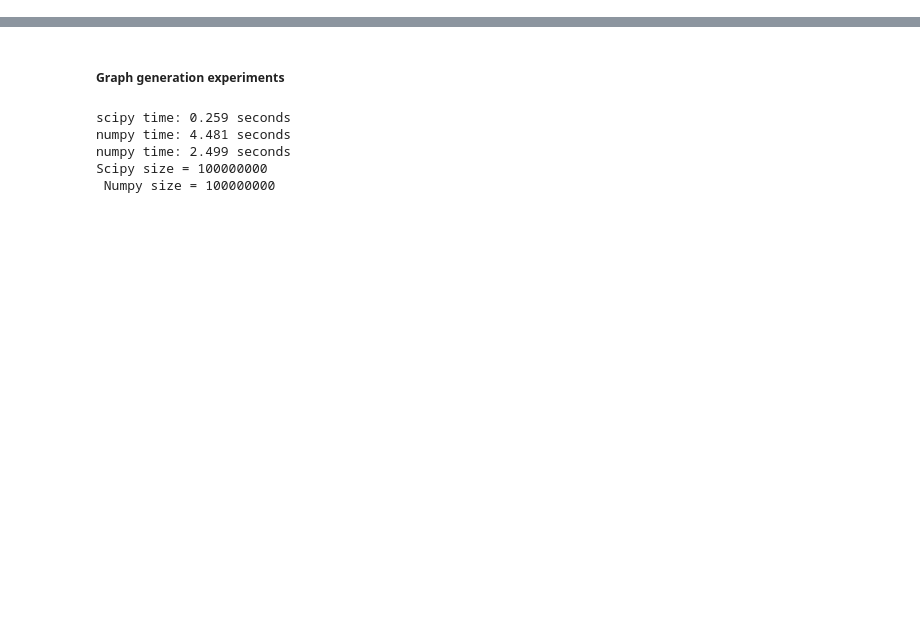
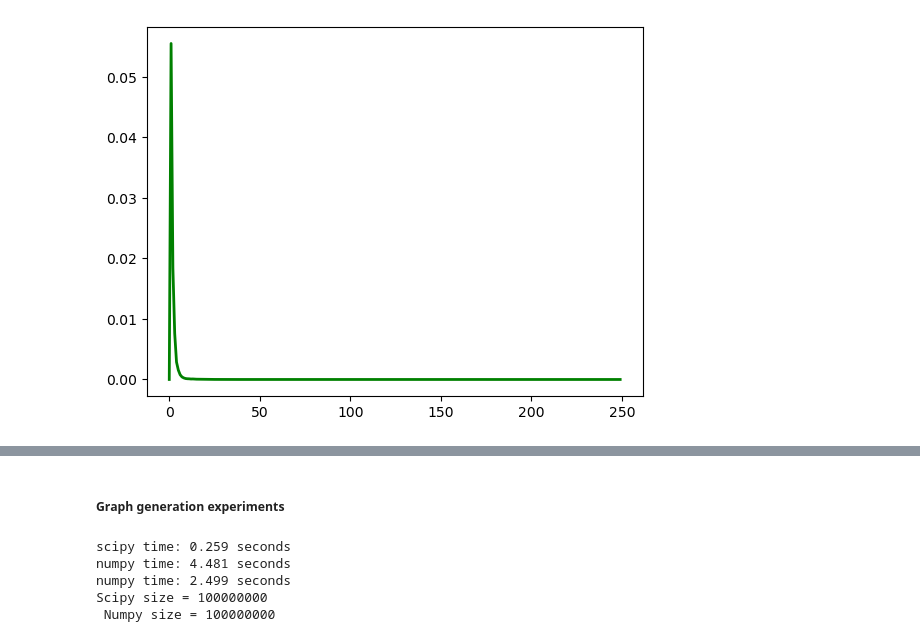
Before and after one commit to jacdals97/CSN_project, a Jupyter notebook: deffuant_effective_network _graph_tool.ipynb, the cells around one changed output, grey strips where cells are left out. Saved outputs shown, nothing was run; the diff lists cells and outputs as text; code cells hidden in the pictures; blank space fills up the shorter version.

```diff
--- a/deffuant_effective_network _graph_tool.ipynb
+++ b/deffuant_effective_network _graph_tool.ipynb
@@ -353,0 +461,6 @@ simulation time: 19.617 seconds
+# %%
+fig, ax = plt.subplots()
+ax.plot(np.arange(len(op_dif)), op_dif, linewidth=2.0, color='green')
+plt.show()
+# %% [output]
+[figure, added]
```
Also changed, not shown: parts of 20 cells of this notebook.
